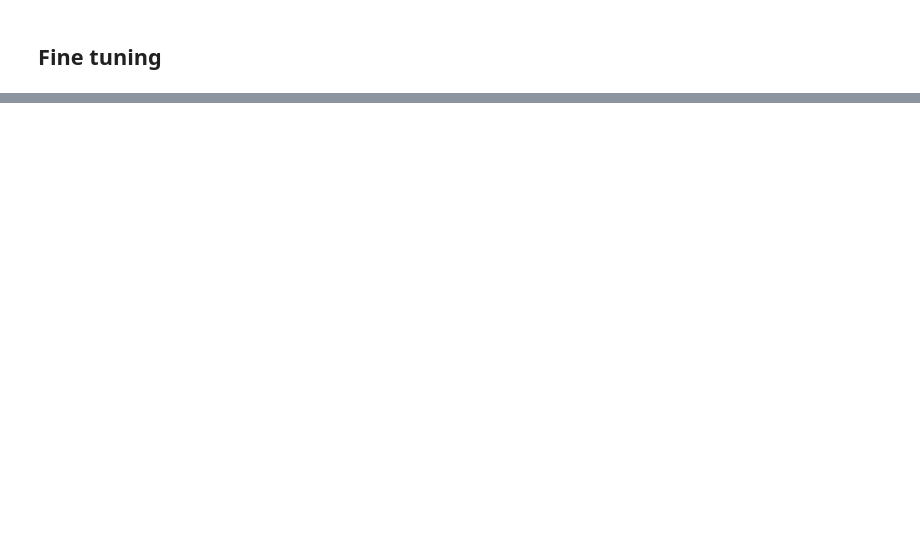
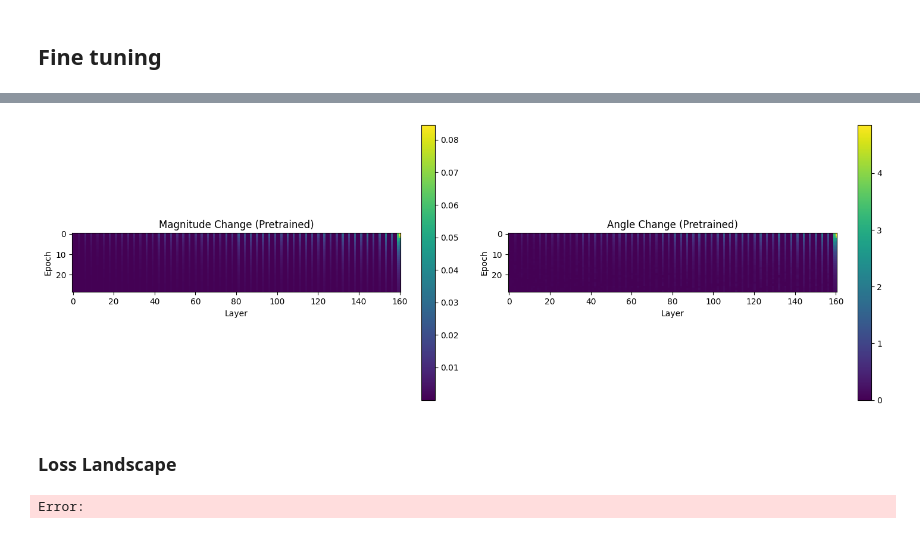
Before and after one commit to GabrielePintus/AdvancedDL-KernelMethods, a Jupyter notebook: Final Project/experiment.ipynb, the cells around one changed output, grey strips where cells are left out. Cells and saved outputs as stored; diff of their text form; code cells hidden in the pictures; blank space fills up the shorter version.

```diff
--- a/Final Project/experiment.ipynb
+++ b/Final Project/experiment.ipynb
@@ -125,0 +271,9 @@ KeyboardInterrupt:
+# %%
+magnitude_change_layerwise_pretrained = np.array(magnitude_change_layerwise_pretrained)
+alignment_change_layerwise_pretrained = np.array(alignment_change_layerwise_pretrained)
+angles_layerwise_pretrained = np.array(angles_layerwise_pretrained)
+
+# Save to disk each array
+np.save("magnitude_change_layerwise_pretrained.npy", magnitude_change_layerwise_pretrained)
+np.save("alignment_change_layerwise_pretrained.npy", alignment_change_layerwise_pretrained)
+np.save("angles_layerwise_pretrained.npy", angles_layerwise_pretrained)
@@ -125,0 +286,23 @@ KeyboardInterrupt:
+# %%
+plt.figure(figsize=(15, 5))
+# Heatmap of magnitude change
+plt.subplot(1, 2, 1)
+plt.imshow(magnitude_change_layerwise_pretrained, cmap="viridis")
+# plt.imshow(m1)
+plt.colorbar()
+plt.title("Magnitude Change (Pretrained)")
+plt.xlabel("Layer")
+plt.ylabel("Epoch")
+
+# Heatmap of alignment change
+plt.subplot(1, 2, 2)
+plt.imshow(angles_layerwise_pretrained, cmap="viridis")
+plt.colorbar()
+plt.title("Angle Change (Pretrained)")
+plt.xlabel("Layer")
+plt.ylabel("Epoch")
+
+plt.tight_layout()
+plt.show()
+# %% [output]
+[figure, added]
@@ -125,0 +318,14 @@ KeyboardInterrupt:
+# %% [markdown]
+### Loss Landscape
+# %%
+visualize_loss_landscape_3d_plotly_browser(
+    model = model_new,
+    weights_trajectory=weights_trajectory_new[-10:],
+    X_tensor = X_train,
+    y_tensor = y_train,
+    grid_size = 9,
+    radius = 1,
+    name = "new_model"
+)
+# %% [output]
+Error:
```
Also changed, not shown: parts of 25 cells of this notebook, 5 other files.
